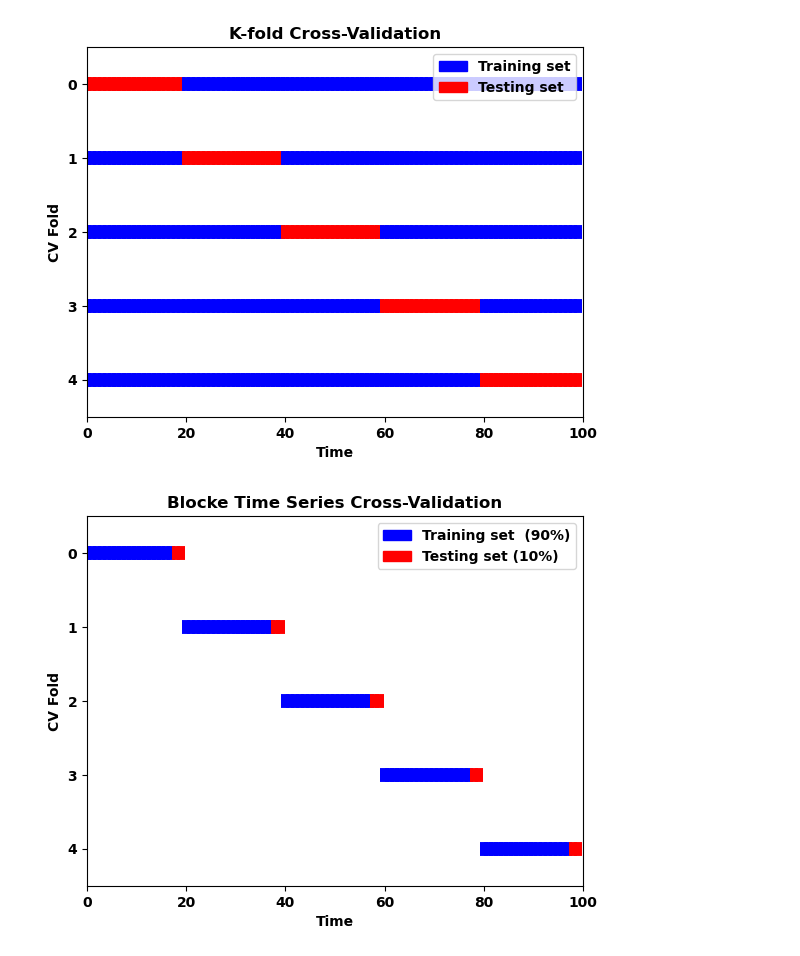
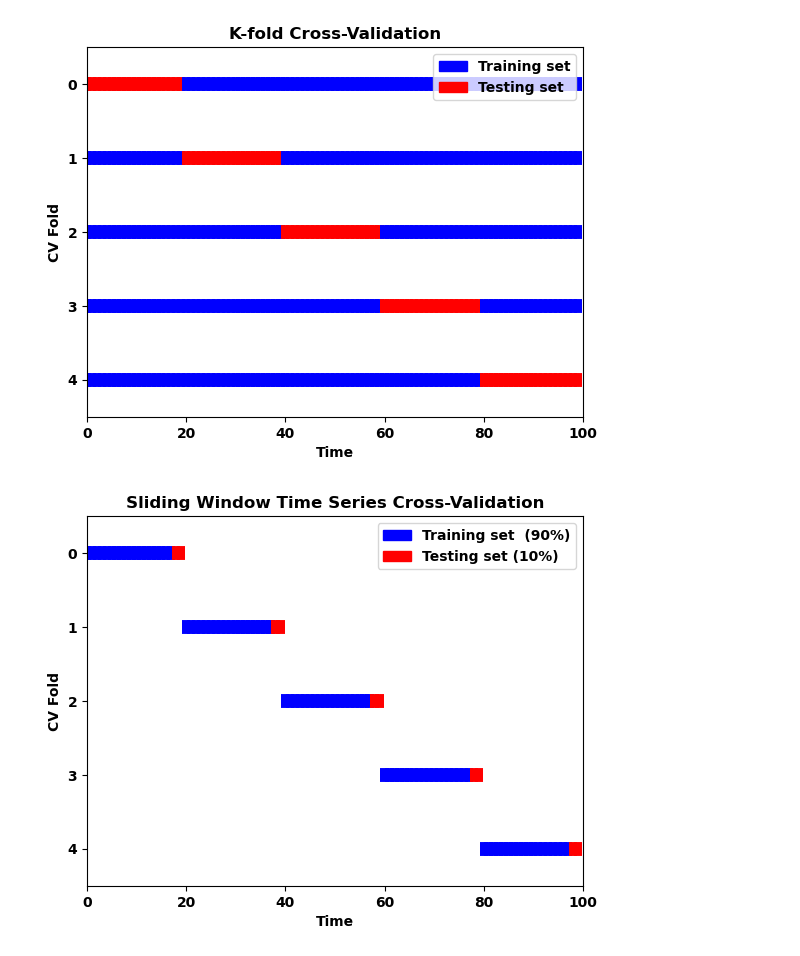
Before and after one commit to milosabogal/CSE-881-Project, a Jupyter notebook: cross_validation.ipynb, the cells around one changed output. Drawn from its saved outputs; the diff is of its cells as text; code cells hidden in the pictures.

Commit message:
Cross validation visuals updated

```diff
--- a/cross_validation.ipynb
+++ b/cross_validation.ipynb
@@ -28,18 +28,18 @@ plt.legend([Patch(color='blue'), Patch(color='red')], ['Training set', 'Testing
 # %%
 n_splits = 5
 split_size = 100 // n_splits
 train_size = 0.9
 
 dataset = [0]*int(train_size*split_size) + [1]*int(split_size - int(train_size*split_size))
 for i in range(n_splits):
     plt.scatter(range(i*split_size,(i+1)*split_size), [i]*split_size, c=dataset, marker='_', lw=10, cmap=cmap)
 
 plt.xlim([0, 100])
 plt.ylim([n_splits-0.5, -0.5])
 plt.yticks(np.arange(n_splits))
 plt.xlabel('Time')
 plt.ylabel('CV Fold')
-plt.title("Blocke Time Series Cross-Validation")
+plt.title("Sliding Window Time Series Cross-Validation")
 plt.legend([Patch(color='blue'), Patch(color='red')], ['Training set  (90%)', 'Testing set (10%)']);
 # %% [output]
-[figure, old version]
+[figure, new version]
```
